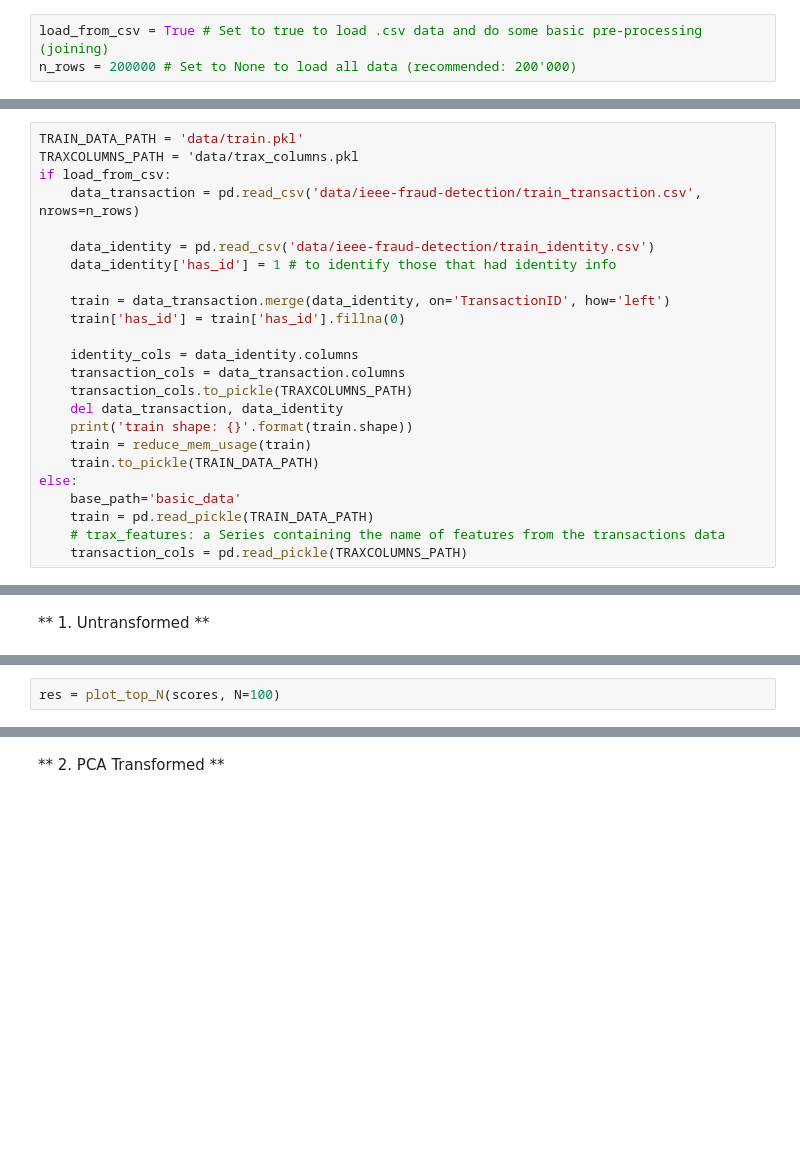
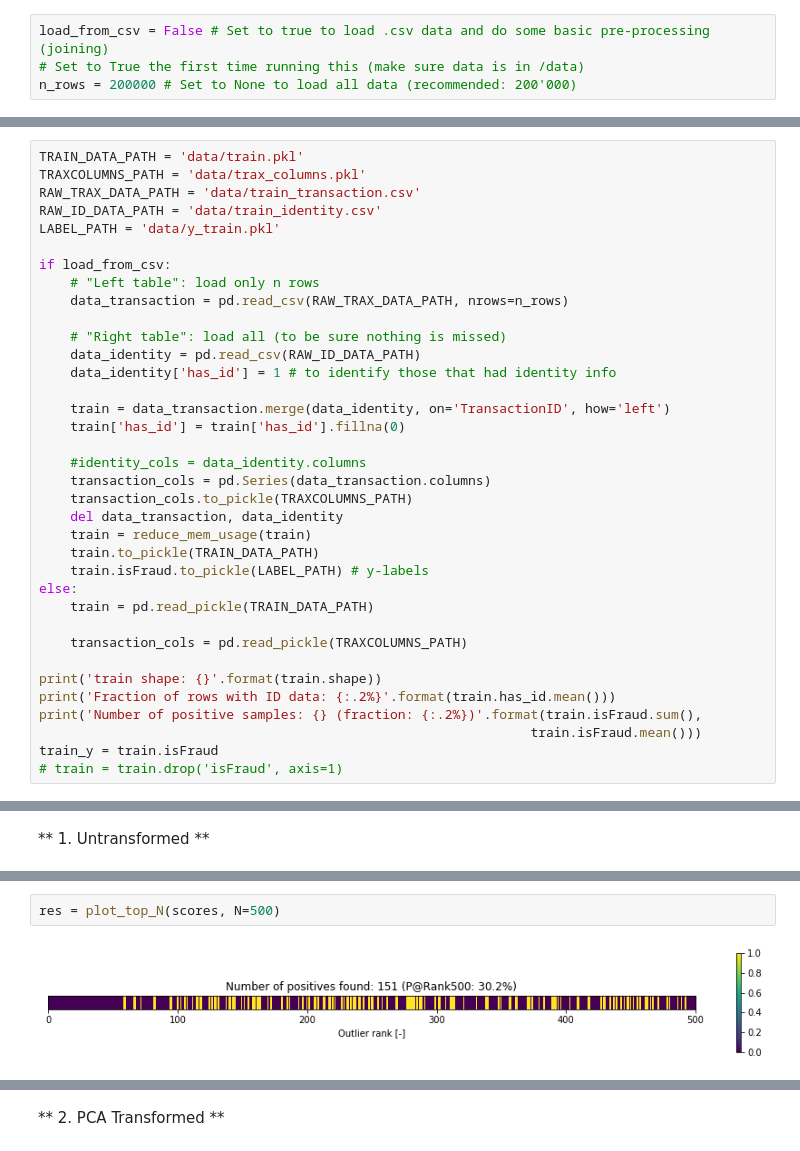
Before and after one commit to amld/workshop-unsupervised-fraud, a Jupyter notebook: FeatureExplorationReduction.ipynb, the cells around one changed output, grey strips where cells are left out. Cells and saved outputs as stored; diff of their text form; blank space fills up the shorter version.

```diff
--- a/FeatureExplorationReduction.ipynb
+++ b/FeatureExplorationReduction.ipynb
@@ -7,7 +9,8 @@ The focus is on train, as pre-processing steps are compared here.
 # %% [markdown]
 ## Settings
 # %%
-load_from_csv = True # Set to true to load .csv data and do some basic pre-processing (joining)
+load_from_csv = False # Set to true to load .csv data and do some basic pre-processing (joining)
+# Set to True the first time running this (make sure data is in /data)
 n_rows = 200000 # Set to None to load all data (recommended: 200'000)
 # %% [markdown]
 ## Imports
@@ -169,26 +176,38 @@ Note: there are two data sets that need to be joined: Transaction data, on which
 # %%
 TRAIN_DATA_PATH = 'data/train.pkl'
-TRAXCOLUMNS_PATH = 'data/trax_columns.pkl
+TRAXCOLUMNS_PATH = 'data/trax_columns.pkl'
+RAW_TRAX_DATA_PATH = 'data/train_transaction.csv'
+RAW_ID_DATA_PATH = 'data/train_identity.csv'
+LABEL_PATH = 'data/y_train.pkl'
+
 if load_from_csv:
-    data_transaction = pd.read_csv('data/ieee-fraud-detection/train_transaction.csv', nrows=n_rows)
+    # "Left table": load only n rows
+    data_transaction = pd.read_csv(RAW_TRAX_DATA_PATH, nrows=n_rows)
 
-    data_identity = pd.read_csv('data/ieee-fraud-detection/train_identity.csv')
+    # "Right table": load all (to be sure nothing is missed)
+    data_identity = pd.read_csv(RAW_ID_DATA_PATH)
     data_identity['has_id'] = 1 # to identify those that had identity info
 
     train = data_transaction.merge(data_identity, on='TransactionID', how='left')
     train['has_id'] = train['has_id'].fillna(0)
 
-    identity_cols = data_identity.columns
-    transaction_cols = data_transaction.columns
+    #identity_cols = data_identity.columns
+    transaction_cols = pd.Series(data_transaction.columns)
     transaction_cols.to_pickle(TRAXCOLUMNS_PATH)
     del data_transaction, data_identity
-    print('train shape: {}'.format(train.shape))
     train = reduce_mem_usage(train)
     train.to_pickle(TRAIN_DATA_PATH)
+    train.isFraud.to_pickle(LABEL_PATH) # y-labels
 else:
-    base_path='basic_data'
     train = pd.read_pickle(TRAIN_DATA_PATH)
-    # trax_features: a Series containing the name of features from the transactions data
+
     transaction_cols = pd.read_pickle(TRAXCOLUMNS_PATH)
+
+print('train shape: {}'.format(train.shape))
+print('Fraction of rows with ID data: {:.2%}'.format(train.has_id.mean()))
+print('Number of positive samples: {} (fraction: {:.2%})'.format(train.isFraud.sum(),
+                                                               train.isFraud.mean()))
+train_y = train.isFraud
+# train = train.drop('isFraud', axis=1)
 # %% [output]
 train shape: (200000, 435)
@@ -466,3 +661,5 @@ classify_results = plot_outlier_scores(scores)
 # %%
-res = plot_top_N(scores, N=100)
+res = plot_top_N(scores, N=500)
+# %% [output]
+[figure, added]
 # %%
```
Also changed, not shown: parts of 71 cells of this notebook.
